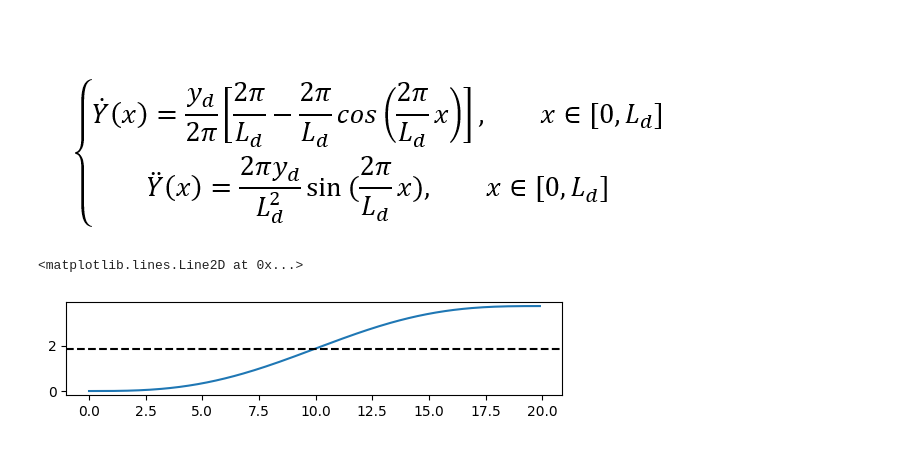
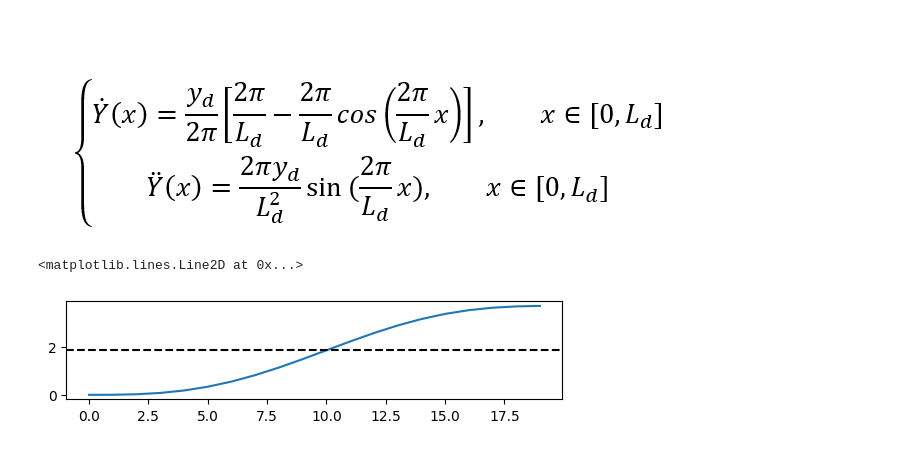
Before and after one commit to legonko/Final-project, a Jupyter notebook: lib/utils/test_path_planning.ipynb, the cells around one changed output. Cells and saved outputs as stored; diff of their text form; code cells hidden in the pictures.

```diff
--- a/lib/utils/test_path_planning.ipynb
+++ b/lib/utils/test_path_planning.ipynb
@@ -14,7 +15,7 @@ yd = 3.75
 Ld = 20
 def path_planer(v, yd=3.75, Ld=20):
     # Ld = v * math.sqrt((2 * math.pi * yd) / a_max)
-    x = np.arange(0, Ld, 0.1)
+    x = np.arange(0, Ld, 1)
     Y = yd/(2*math.pi) * (2*math.pi*x/Ld - np.sin(2*math.pi*x/Ld))
     # Y1 = (0.5 * yd / math.pi) * (2*math.pi/Ld - (2*math.pi/Ld)*math.cos(2*math.pi*x/Ld))
     # Y2 = (2*math.pi*yd/Ld ** 2) * math.sin(2*math.pi*x/Ld)
@@ -22,13 +23,27 @@ def path_planer(v, yd=3.75, Ld=20):
     # K_max = abs(Y2)/pow((1 + Y1 ** 2), 3/2)
     # a_max = K_max * v ** 2
     return Y, td
+# %%
+v = 2
+yd = 3.75
+Ld = 20
+def path_planer(v, yd=3.75, Ld=20):
+    # Ld = v * math.sqrt((2 * math.pi * yd) / a_max)
+    x = np.arange(0, Ld, 1)
+    Y = yd/(2*math.pi) * (2*math.pi*x/Ld - np.sin(2*math.pi*x/Ld))
+    # Y1 = (0.5 * yd / math.pi) * (2*math.pi/Ld - (2*math.pi/Ld)*math.cos(2*math.pi*x/Ld))
+    # Y2 = (2*math.pi*yd/Ld ** 2) * math.sin(2*math.pi*x/Ld)
+    td = Ld / v
+    # K_max = abs(Y2)/pow((1 + Y1 ** 2), 3/2)
+    # a_max = K_max * v ** 2
+    return Y, td
 # %%
 fig, ax = plt.subplots()
 ax.set_aspect('equal')
 Y, t = path_planer(v)
-x = np.arange(0, Ld, 0.1)
+x = np.arange(0, Ld, 1)
 plt.plot(x, Y)
 plt.axhline(yd/2, color='black', linestyle='--')
 # %% [output]
 <matplotlib.lines.Line2D at 0x...>
-[figure, old version]
+[figure, new version]
```
Also changed, not shown: parts of 3 cells of this notebook, 5 other files.
